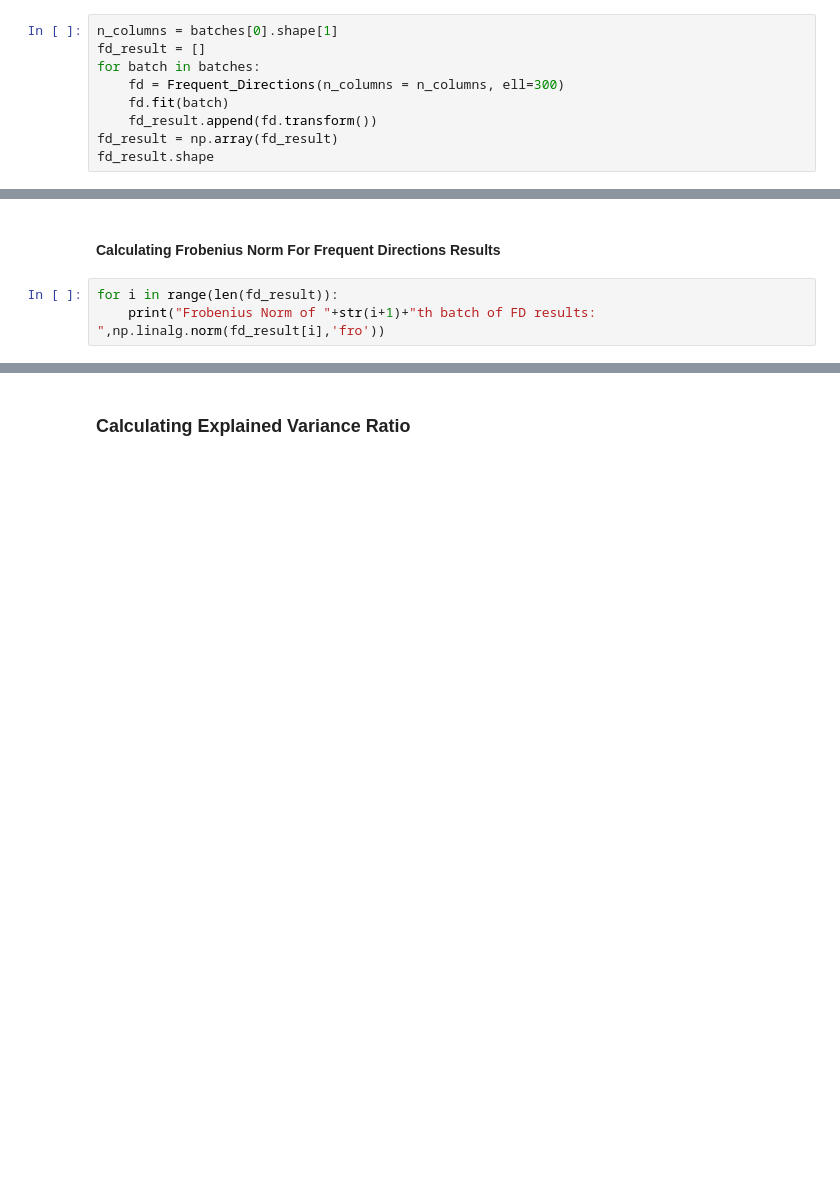
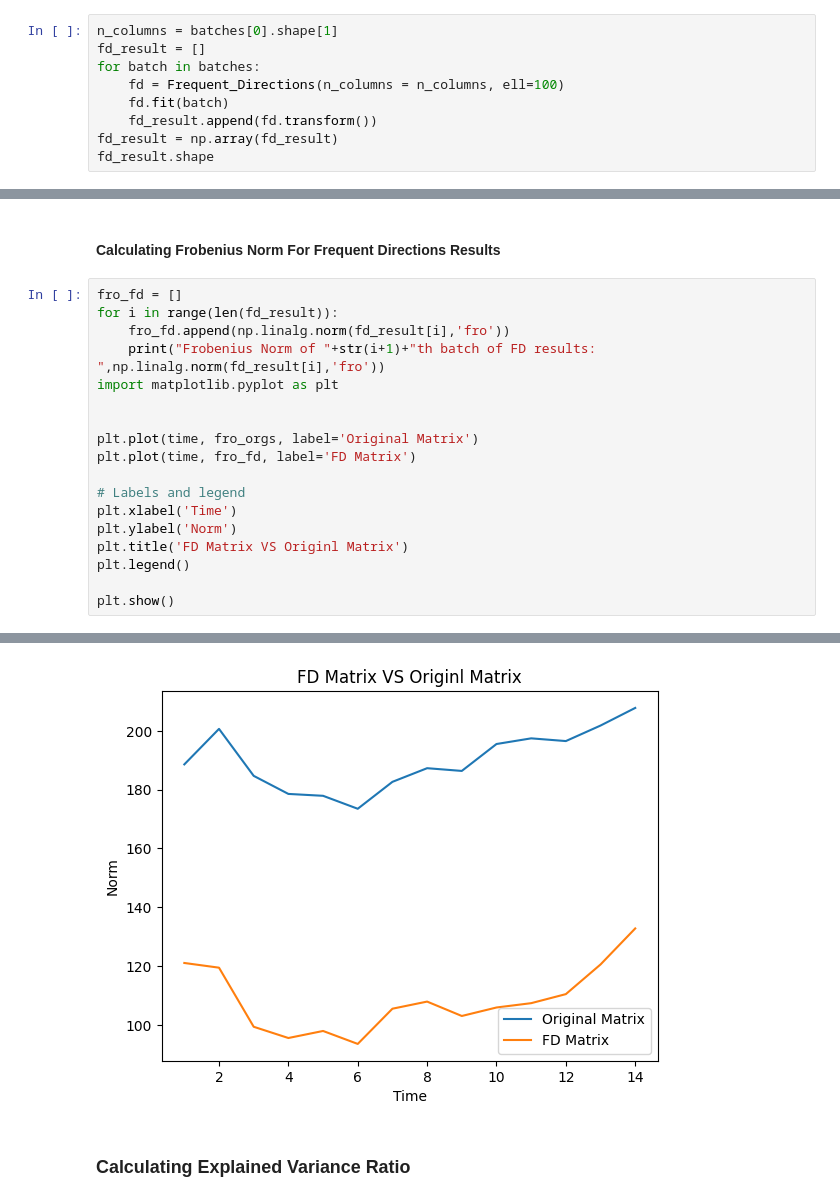
Before and after one commit to hassanhajizadeh/Analysing-Matrix-Monitoring-Methods-In-Accelerating-Frequent-Pattern-Recognition-Algorithms, a Jupyter notebook: Analysing_Matrix_Monitoring_Methods_In_Accelerating_Frequent_Pattern_Recognition_Algorithms.ipynb, the cells around one changed output, grey strips where cells are left out. Cells and saved outputs as stored; diff of their text form; blank space fills up the shorter version.

```diff
--- a/Analysing_Matrix_Monitoring_Methods_In_Accelerating_Frequent_Pattern_Recognition_Algorithms.ipynb
+++ b/Analysing_Matrix_Monitoring_Methods_In_Accelerating_Frequent_Pattern_Recognition_Algorithms.ipynb
@@ -303,7 +304,7 @@ ipca_result.shape
 n_columns = batches[0].shape[1]
 fd_result = []
 for batch in batches:
-    fd = Frequent_Directions(n_columns = n_columns, ell=300)
+    fd = Frequent_Directions(n_columns = n_columns, ell=100)
     fd.fit(batch)
     fd_result.append(fd.transform())
 fd_result = np.array(fd_result)
@@ -379,6 +420,21 @@ Frobenius Norm of 14th batch of IPCA results:  190.45339842474826
 # %% [markdown]
 #### **Calculating Frobenius Norm For Frequent Directions Results**
 # %%
+fro_fd = []
 for i in range(len(fd_result)):
+    fro_fd.append(np.linalg.norm(fd_result[i],'fro'))
     print("Frobenius Norm of "+str(i+1)+"th batch of FD results: ",np.linalg.norm(fd_result[i],'fro'))
+import matplotlib.pyplot as plt
+
+
+plt.plot(time, fro_orgs, label='Original Matrix')
+plt.plot(time, fro_fd, label='FD Matrix')
+
+# Labels and legend
+plt.xlabel('Time')
+plt.ylabel('Norm')
+plt.title('FD Matrix VS Originl Matrix')
+plt.legend()
+
+plt.show()
 # %% [output]
@@ -399,3 +455,4 @@ Frobenius Norm of 14th batch of FD results:  165.54541903561895
+[figure, added]
 # %% [markdown]
 ### **Calculating Explained Variance Ratio**
 # %% [markdown]
```
Also changed, not shown: parts of 14 cells of this notebook.
